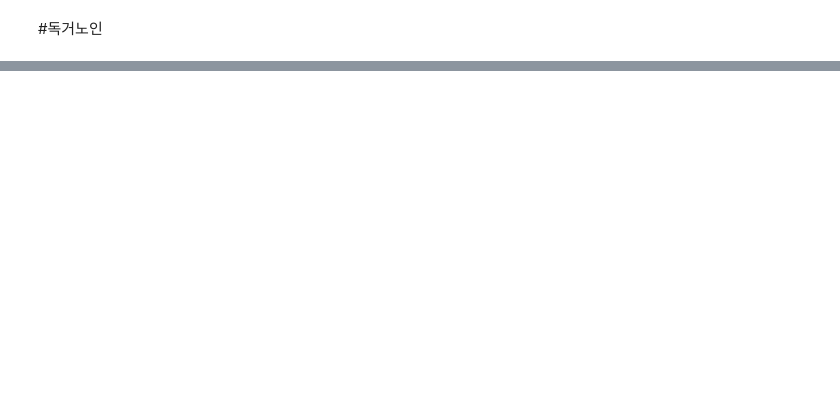
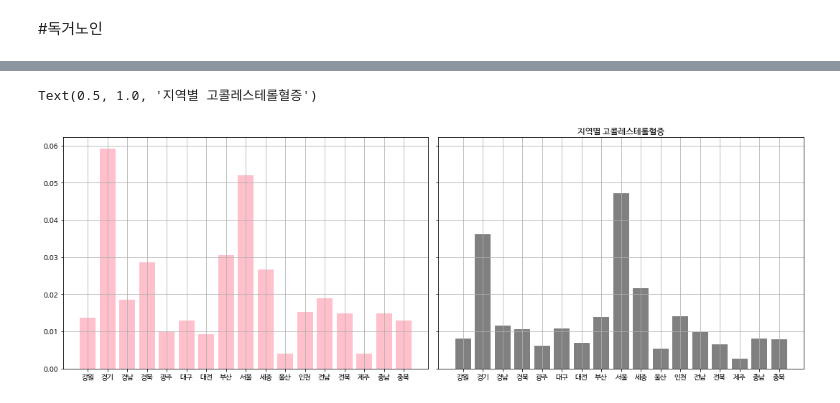
Before and after one commit to amthreeh/healthnutrition, a Jupyter notebook: [hr]_elderly_people.ipynb, the cells around one changed output, grey strips where cells are left out. Drawn from its saved outputs; the diff is of its cells as text; code cells hidden in the pictures; blank space fills up the shorter version.

```diff
--- a/[hr]_elderly_people.ipynb
+++ b/[hr]_elderly_people.ipynb
@@ -314,0 +357,6 @@ region_df.loc[region_df['region']==1, 'region']
+# %%
+bar_plot(hycl_r, hycl_r_not)
+plt.title('지역별 고콜레스테롤혈증')
+# %% [output]
+Text(0.5, 1.0, '지역별 고콜레스테롤혈증')
+[figure, added]
```
Also changed, not shown: parts of 61 cells of this notebook.
